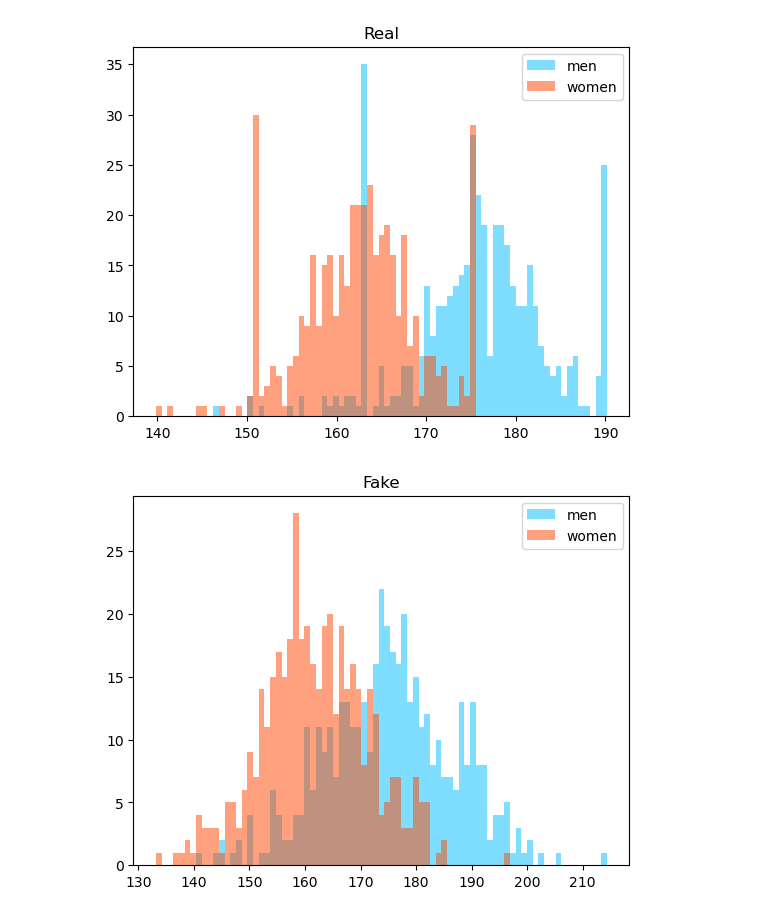
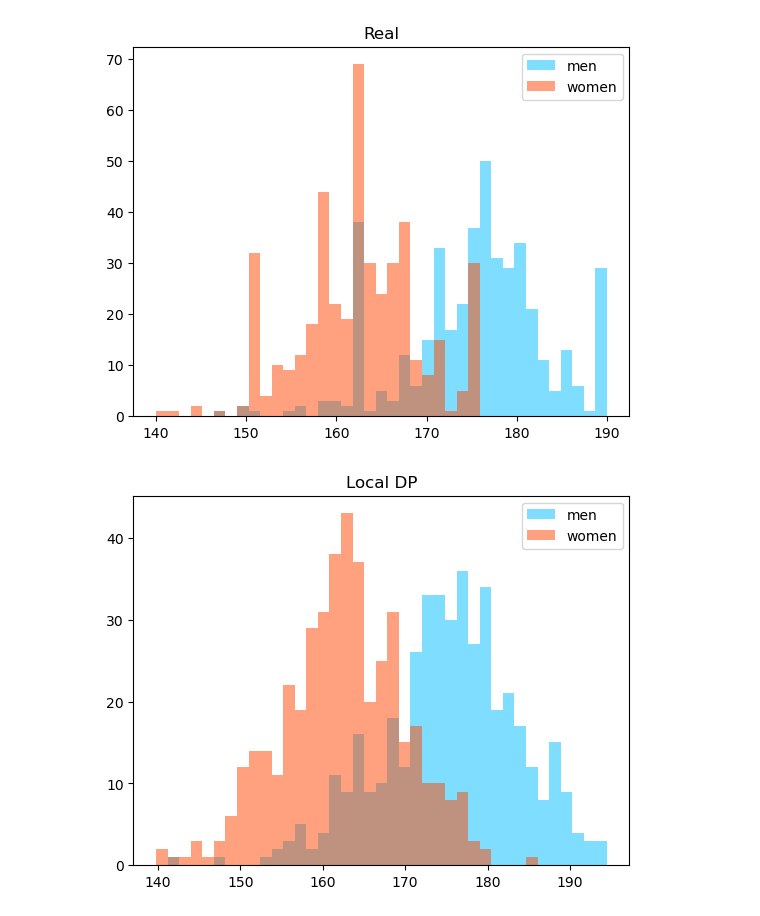
Before and after one commit to EatOreo/DifferentialPrivacyBiasExperiments, a Jupyter notebook: LocalDP.ipynb, the cells around one changed output. Saved outputs shown, nothing was run; the diff lists cells and outputs as text; code cells hidden in the pictures.

```diff
--- a/LocalDP.ipynb
+++ b/LocalDP.ipynb
@@ -8,7 +8,7 @@ conn = sqlite3.connect("medical.db")
 cur = conn.cursor()
 # %%
 womenQuery = """
-    SELECT AVG(CAST(o.value AS DECIMAL))
+    SELECT ROUND(AVG(CAST(o.value AS DECIMAL))) as height, p.patient
     FROM observations o
     JOIN patients p ON p.patient = o.patient
     WHERE o.description = 'Body Height' AND p.gender = 'F' AND p.birthdate < '2000'
@@ -16,7 +16,7 @@ womenQuery = """
 """
 
 menQuery = """
-    SELECT AVG(CAST(o.value AS DECIMAL))
+    SELECT ROUND(AVG(CAST(o.value AS DECIMAL)))  as height, p.patient
     FROM observations o
     JOIN patients p ON p.patient = o.patient
     WHERE o.description = 'Body Height' AND p.gender = 'M' AND p.birthdate < '2000'
@@ -34,42 +34,42 @@ for m in men:
 for w in women:
     women2.append(w[0])
 
-menDeviation = np.std(men2)
-womenDeviation = np.std(women2)
+menDeviation = 3
+womenDeviation = 3
 men3 = []
 women3 = []
 
 for m in men:
     men3.append(np.random.normal(m[0], menDeviation))
 for w in women:
     women3.append(np.random.normal(w[0], womenDeviation))
 
 import matplotlib.pyplot as plt
 import numpy
 
 bins = numpy.linspace(
     min(min(women2), min(men2)),
     max(max(women2), max(men2)),
-    80)
+    40)
 plt.hist(men2, bins, label='men', alpha=0.5, color='deepskyblue')
 
 plt.hist(women2, bins, label='women', alpha=0.5, color='orangered')
 
 plt.legend()
 plt.title('Real')
 plt.show()
 
 bins = numpy.linspace(
     min(min(women3), min(men3)),
     max(max(women3), max(men3)),
-    80)
+    40)
 plt.hist(men3, bins, label='men', alpha=0.5, color='deepskyblue')
 
 plt.hist(women3, bins, label='women', alpha=0.5, color='orangered')
 
 plt.legend()
-plt.title('Fake')
+plt.title('Local DP')
 plt.show()
 # %% [output]
-[figure, old version]
+[figure, new version]
-[figure, old version]
+[figure, new version]
```
Also changed, not shown: parts of 4 cells of this notebook.
